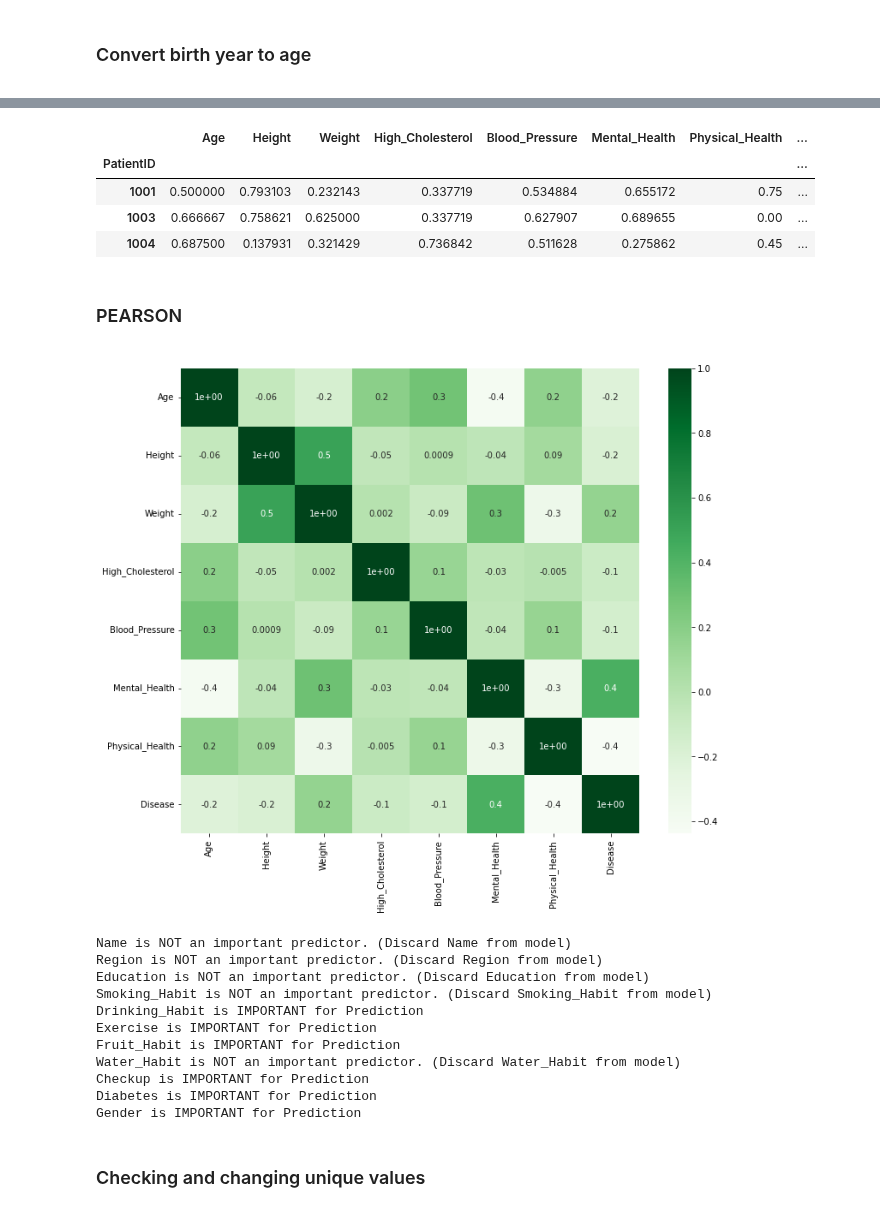
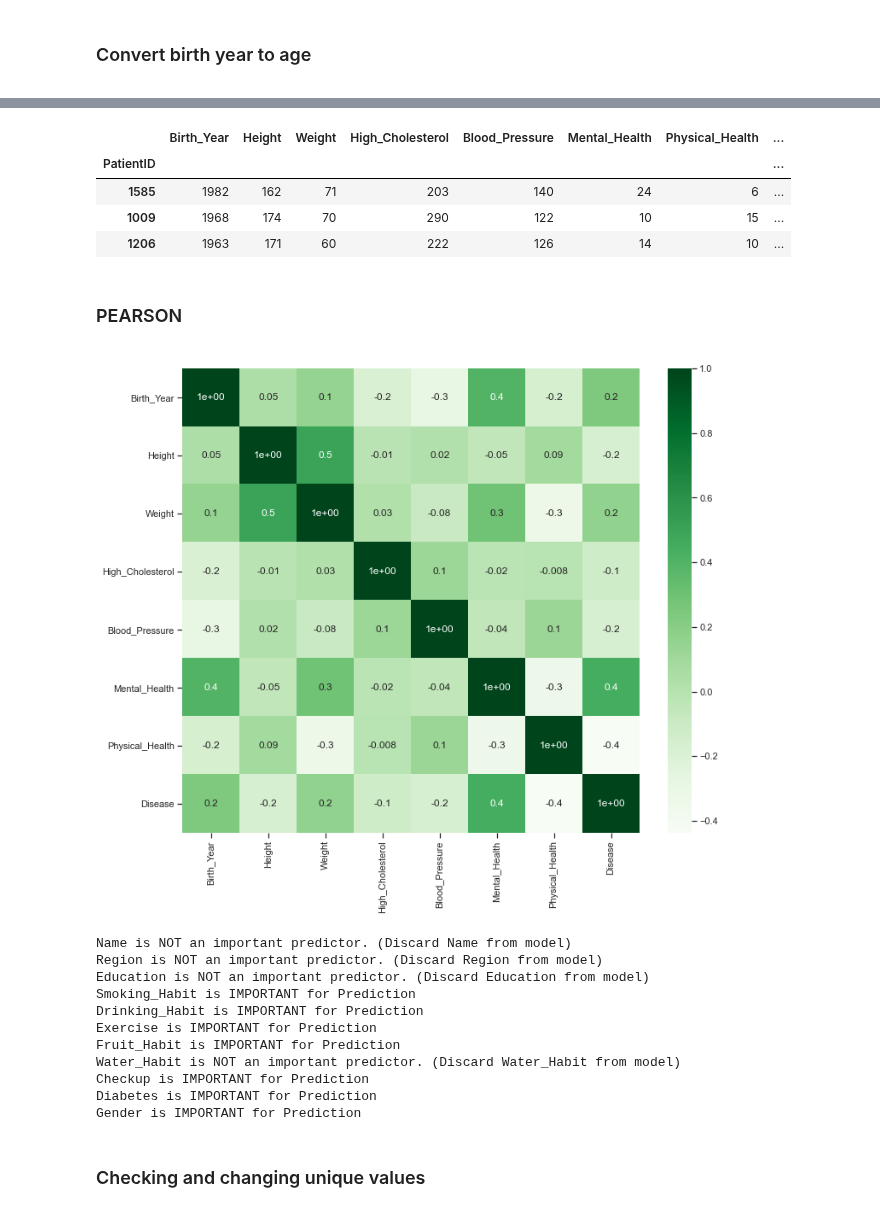
Before and after one commit to henrymmarques/MLProject, a Jupyter notebook: Group03 - ML Project.ipynb, the cells around one changed output, grey strips where cells are left out. Cells and saved outputs as stored; diff of their text form; code cells hidden in the pictures.

```diff
--- a/Group03 - ML Project.ipynb
+++ b/Group03 - ML Project.ipynb
@@ -201,7 +246,10 @@ train_target = train_df['Disease'].copy()
 # %%
 ##VER SE AS VARIAVEIS COM 0 E 1 SAO NUMERICAS OU CATEGORICAS
-train_data_num = train_data.select_dtypes(include=np.number).set_index(train_data.index).copy()
-train_data_cat = train_data.select_dtypes(exclude=np.number).set_index(train_data.index).copy()
+train_data_num = X_train.select_dtypes(include=np.number).set_index(X_train.index).copy()
+train_data_cat = X_train.select_dtypes(exclude=np.number).set_index(X_train.index).copy()
+
+test_data_num = X_test.select_dtypes(include=np.number).set_index(X_test.index).copy()
+test_data_cat = X_test.select_dtypes(exclude=np.number).set_index(X_test.index).copy()
 # %% [markdown]
 <a class="anchor" id="4th-bullet">
 
@@ -318,7 +366,7 @@ Percentage of data kept after removing outliers: 0.9575
 #Eliminar do train_data_cat os que nao estavam no train_data_num
 train_data_num=df_3.copy()
 train_data_cat=train_data_cat[train_data_cat.index.isin(train_data_num.index)]
-train_target=train_target[train_target.index.isin(train_data_num.index)]
+y_train=y_train[y_train.index.isin(train_data_num.index)]
 train_data_num.drop(['filters1', 'filters2'], axis=1, inplace=True)
 # %% [markdown]
 <a class="anchor" id="4th-bullet">
@@ -344,8 +395,8 @@ def age(birthdate):
     age = year - birthdate
     return age
 # %%
-train_data_num['Birth_Year'] = train_data_num['Birth_Year'].apply(lambda x: age(x))
-train_data_num.rename(columns = {'Birth_Year':'Age'}, inplace=True)
+# train_data_num['Birth_Year'] = train_data_num['Birth_Year'].apply(lambda x: age(x))
+# train_data_num.rename(columns = {'Birth_Year':'Age'}, inplace=True)
 # %%
 train_data_num.head(3)
 # %% [output]
@@ -386,12 +424,12 @@ dtype: float64
 # %%
-train_data_scaled=train_data_num_scaled.join(train_target)
-train_data_scaled.head(3)
+train_data_corr=train_data_num.join(y_train)
+train_data_corr.head(3)
 # %% [output]
-|  | Age | Height | Weight | High_Cholesterol | Blood_Pressure | Mental_Health | Physical_Health | ... |
+|  | Birth_Year | Height | Weight | High_Cholesterol | Blood_Pressure | Mental_Health | Physical_Health | ... |
 | PatientID |  |  |  |  |  |  |  | ... |
-| 1001 | 0.500000 | 0.793103 | 0.232143 | 0.337719 | 0.534884 | 0.655172 | 0.75 | ... |
-| 1003 | 0.666667 | 0.758621 | 0.625000 | 0.337719 | 0.627907 | 0.689655 | 0.00 | ... |
-| 1004 | 0.687500 | 0.137931 | 0.321429 | 0.736842 | 0.511628 | 0.275862 | 0.45 | ... |
+| 1585 | 1982 | 162 | 71 | 203 | 140 | 24 | 6 | ... |
+| 1009 | 1968 | 174 | 70 | 290 | 122 | 10 | 15 | ... |
+| 1206 | 1963 | 171 | 60 | 222 | 126 | 14 | 10 | ... |
 # %% [markdown]
 <a class="anchor" id="4th-bullet">
 
@@ -402,12 +440,12 @@ train_data_scaled.head(3)
 # %%
 def cor_heatmap(cor):
     plt.figure(figsize=(12,10))
     sns.heatmap(data = cor, annot = True, cmap = plt.cm.Greens, fmt='.1')
     plt.show()
-cor_pearson = train_data_scaled.corr()
+cor_pearson = train_data_corr.corr()
 cor_heatmap(cor_pearson)
 # %% [output]
-[figure, old version]
+[figure, new version]
 # %%
 def Test_Independence(X,y,var,alpha=0.05):
     dfObserved = pd.crosstab(y,X)
@@ -420,12 +458,12 @@ def Test_Independence(X,y,var,alpha=0.05):
     print(result)
 # %%
 for var in train_data_cat:
-    Test_Independence(train_data_cat[var],train_target, var)
+    Test_Independence(train_data_cat[var],y_train, var)
 # %% [output]
 Name is NOT an important predictor. (Discard Name from model)
 Region is NOT an important predictor. (Discard Region from model)
 Education is NOT an important predictor. (Discard Education from model)
-Smoking_Habit is NOT an important predictor. (Discard Smoking_Habit from model)
+Smoking_Habit is IMPORTANT for Prediction
 Drinking_Habit is IMPORTANT for Prediction
 Exercise is IMPORTANT for Prediction
 Fruit_Habit is IMPORTANT for Prediction
```
Also changed, not shown: parts of 55 cells of this notebook, 2 other files.
